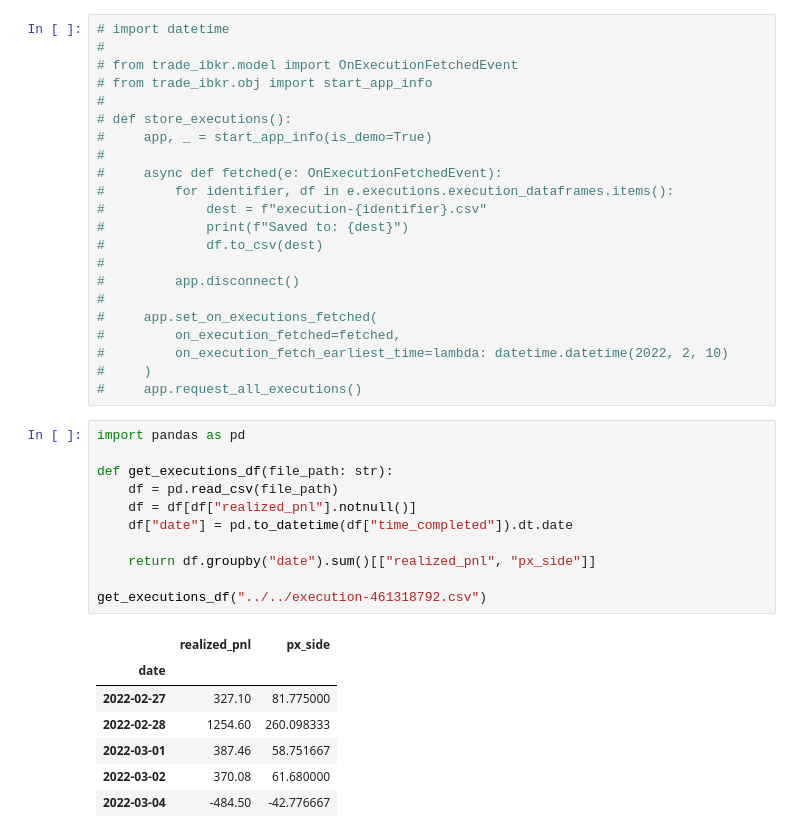
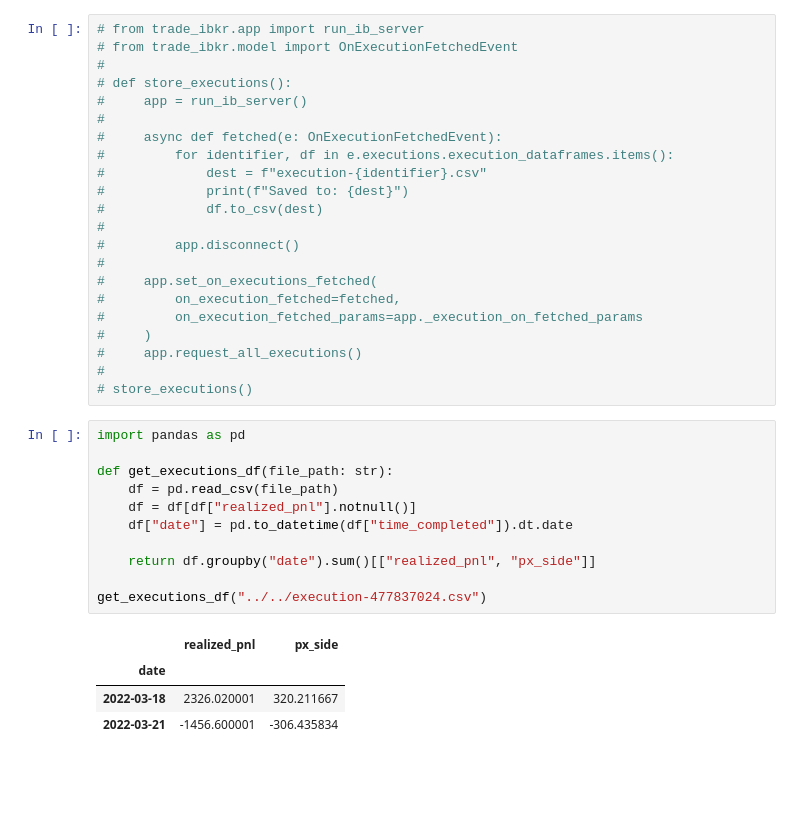
Before and after one commit to RaenonX-Finance/rx-trade-ib, a Jupyter notebook: archive/notebooks/execution_analysis.ipynb, the cells around one changed output. Cells and saved outputs as stored; diff of their text form; blank space fills up the shorter version.

```diff
--- a/archive/notebooks/execution_analysis.ipynb
+++ b/archive/notebooks/execution_analysis.ipynb
@@ -1,11 +1,9 @@
 # %%
-# import datetime
-#
+# from trade_ibkr.app import run_ib_server
 # from trade_ibkr.model import OnExecutionFetchedEvent
-# from trade_ibkr.obj import start_app_info
 #
 # def store_executions():
-#     app, _ = start_app_info(is_demo=True)
+#     app = run_ib_server()
 #
 #     async def fetched(e: OnExecutionFetchedEvent):
 #         for identifier, df in e.executions.execution_dataframes.items():
@@ -17,25 +15,24 @@
 #
 #     app.set_on_executions_fetched(
 #         on_execution_fetched=fetched,
-#         on_execution_fetch_earliest_time=lambda: datetime.datetime(2022, 2, 10)
+#         on_execution_fetched_params=app._execution_on_fetched_params
 #     )
 #     app.request_all_executions()
+#
+# store_executions()
 # %%
 import pandas as pd
 
 def get_executions_df(file_path: str):
     df = pd.read_csv(file_path)
     df = df[df["realized_pnl"].notnull()]
     df["date"] = pd.to_datetime(df["time_completed"]).dt.date
 
     return df.groupby("date").sum()[["realized_pnl", "px_side"]]
 
-get_executions_df("../../execution-461318792.csv")
+get_executions_df("../../execution-477837024.csv")
 # %% [output]
 |  | realized_pnl | px_side |
 | date |  |  |
-| 2022-02-27 | 327.10 | 81.775000 |
-| 2022-02-28 | 1254.60 | 260.098333 |
-| 2022-03-01 | 387.46 | 58.751667 |
-| 2022-03-02 | 370.08 | 61.680000 |
-| 2022-03-04 | -484.50 | -42.776667 |
+| 2022-03-18 | 2326.020001 | 320.211667 |
+| 2022-03-21 | -1456.600001 | -306.435834 |
```
Also changed, not shown: parts of 7 cells of this notebook, 13 other files.
